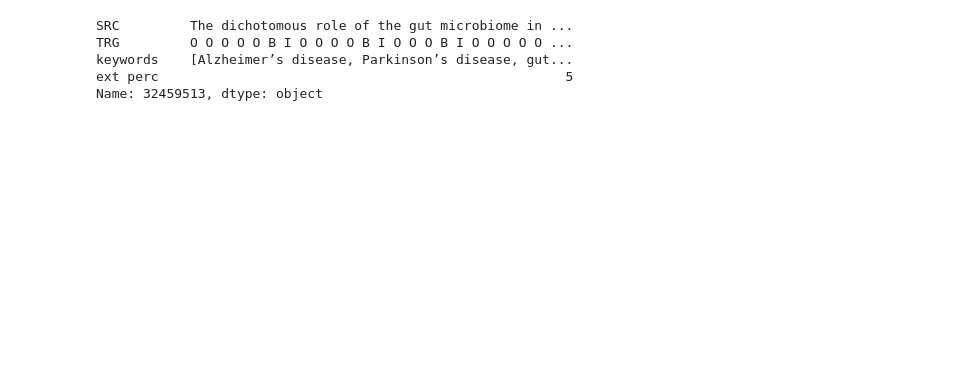
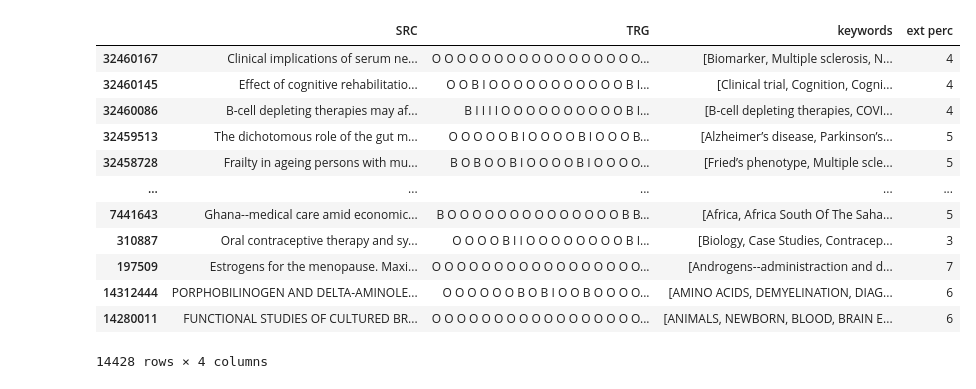
Before and after one commit to pchding/kph, a Jupyter notebook: Original.ipynb, the cells around one changed output. Saved outputs shown, nothing was run; the diff lists cells and outputs as text; code cells hidden in the pictures; blank space fills up the shorter version.

```diff
--- a/Original.ipynb
+++ b/Original.ipynb
@@ -21,6 +21,22 @@ embvec = torchtext.vocab.GloVe(name='840B', dim=300,cache='/home/pding/Documents
 import spacy
 import en_core_web_sm
 svoc = spacy.load("en_core_web_sm")
+# %%
+datatrain
+# %% [output]
+|  | SRC | TRG | keywords | ext perc |
+| 32460167 | Clinical implications of serum ne... | O O O O O O O O O O O O O O O O O... | [Biomarker, Multiple sclerosis, N... | 4 |
+| 32460145 | Effect of cognitive rehabilitatio... | O O B I O O O O O O O O O O O B I... | [Clinical trial, Cognition, Cogni... | 4 |
+| 32460086 | B-cell depleting therapies may af... | B I I I I O O O O O O O O O O B I... | [B-cell depleting therapies, COVI... | 4 |
+| 32459513 | The dichotomous role of the gut m... | O O O O O B I O O O O B I O O O B... | [Alzheimer’s disease, Parkinson’s... | 5 |
+| 32458728 | Frailty in ageing persons with mu... | B O B O O B I O O O O B I O O O O... | [Fried’s phenotype, Multiple scle... | 5 |
+| ... | ... | ... | ... | ... |
+| 7441643 | Ghana--medical care amid economic... | B O O O O O O O O O O O O O O B B... | [Africa, Africa South Of The Saha... | 5 |
+| 310887 | Oral contraceptive therapy and sy... | O O O O B I I O O O O O O O O B I... | [Biology, Case Studies, Contracep... | 3 |
+| 197509 | Estrogens for the menopause. Maxi... | O O O O O O O O O O O O O O O O O... | [Androgens--administraction and d... | 7 |
+| 14312444 | PORPHOBILINOGEN AND DELTA-AMINOLE... | O O O O O O B O B I O O B O O O O... | [AMINO ACIDS, DEMYELINATION, DIAG... | 6 |
+| 14280011 | FUNCTIONAL STUDIES OF CULTURED BR... | O O O O O O O O O O O O O O O O O... | [ANIMALS, NEWBORN, BLOOD, BRAIN E... | 6 |
+14428 rows × 4 columns
 # %%
 datao = pd.read_pickle("~/OneDrive/kph/processed2.pkl")
 datatrain = datao[datao['ext perc']>=3]
@@ -38,9 +56 @@ df_val = dtrain.iloc[idx[:val_size], :]
 df_test = datatest.loc[:,['SRC','TRG']]
-# %%
-datao.loc['32459513',:]
-# %% [output]
-SRC         The dichotomous role of the gut microbiome in ...
-TRG         O O O O O B I O O O O B I O O O B I O O O O O ...
-keywords    [Alzheimer’s disease, Parkinson’s disease, gut...
-ext perc                                                    5
-Name: 32459513, dtype: object
```
Also changed, not shown: parts of 63 cells of this notebook, 2 other files.
